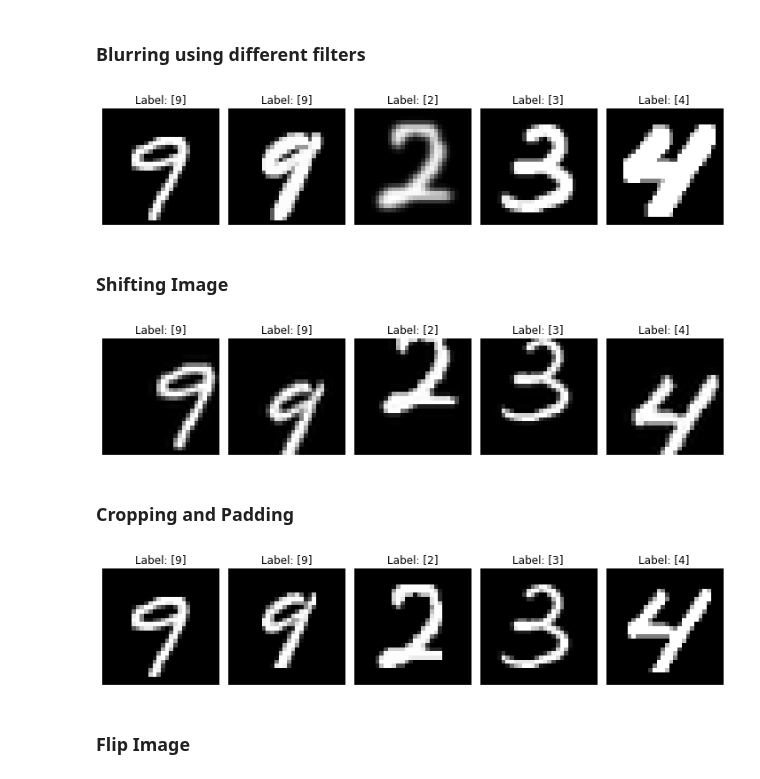
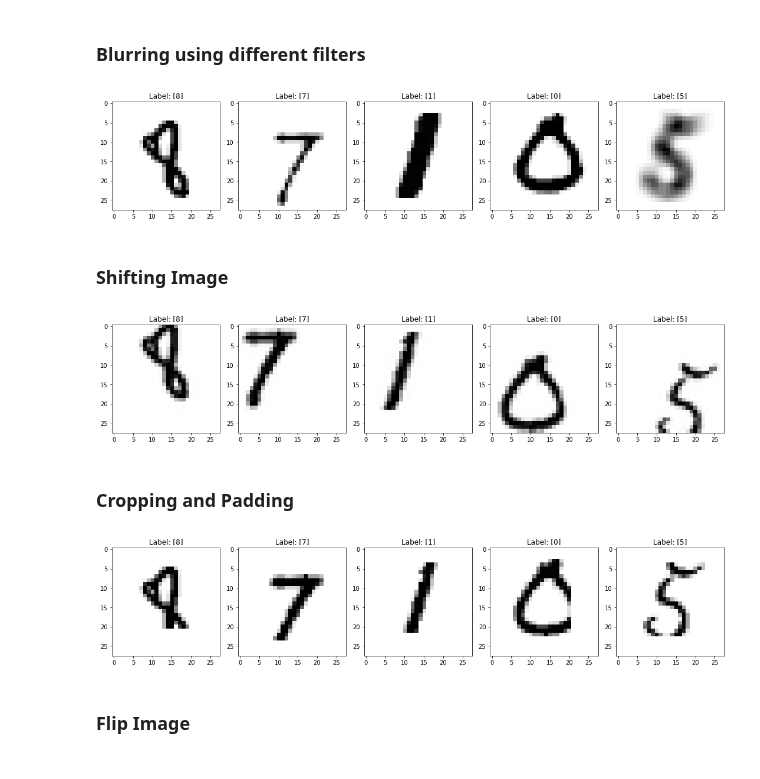
Before and after one commit to kattelsameer/HandWritten-Digit-Recognition-using-Deep-Learning, a Jupyter notebook: 10. Extended/Data Augmentation.ipynb, the cells around one changed output. Saved outputs shown, nothing was run; the diff lists cells and outputs as text; code cells hidden in the pictures.

```diff
--- a/10. Extended/Data Augmentation.ipynb
+++ b/10. Extended/Data Augmentation.ipynb
@@ -22,7 +22,7 @@ from ModelUtils import convert_time
 # %% [markdown]
 ### Loading MNIST dataset form binary data file
 # %%
-dataset_size_in_per = 20
+dataset_size_in_per = 50
 
 train_x_orig, train_y_orig, test_x_orig, test_y_orig = load_dataset(dataset = "mnist", size_in_per = dataset_size_in_per)
 
@@ -51,13 +51,13 @@ visualize_dataset(train_x_orig, train_y_orig, dataset = "mnist", dataset_type =
 # %% [markdown]
 ## Geometric Transformations
 # %%
-imgs = train_x_orig[65:70]
-lbls = train_y_orig[65:70]
+imgs = train_x_orig[1575:1580]
+lbls = train_y_orig[1575:1580]
 print(imgs.shape, lbls.shape)
-fig = plt.figure(figsize=(10, 3))
+fig = plt.figure(figsize=(15, 5))
 axes= fig.subplots(1, imgs.shape[0])
 for i, img in enumerate(imgs):
-    axes[i].imshow(img, cmap = "gray")
+    axes[i].imshow(img, cmap = "Greys")
     axes[i].set_title("Label: %s"%lbls[i])
 # %% [output]
 (5, 28, 28) (5, 1)
@@ -93,14 +93,14 @@ def rotate_images(images,labels, save_image = False):
 
     return np.asarray(rotated_images), labels
 # %%
-fig = plt.figure(figsize=(10, 3))
+fig = plt.figure(figsize=(15, 5))
 axes = fig.subplots(1, imgs.shape[0])
 
 rotated_images, labels = rotate_images(imgs,lbls, save_image = False)
 for i in range(lbls.shape[0]):
-    axes[i].imshow(rotated_images[i], cmap='gray')
+    axes[i].imshow(rotated_images[i], cmap='Greys')
     axes[i].set_title("Label: %s"%labels[i])
-    axes[i].set_axis_off()
+#     axes[i].set_axis_off()
 
 fig.set_tight_layout(True)
 plt.show()
@@ -157,20 +157,20 @@ def blur_images(images, labels, filter_mode = "random", random_filter = False, s
 
     return np.asarray(blurred_images), labels
 # %%
-fig = plt.figure(figsize=(10, 3))
+fig = plt.figure(figsize=(15, 5))
 axes = fig.subplots(1, imgs.shape[0])
 
 blurred_images, labels = blur_images(imgs,lbls, filter_mode = "uniform",random_filter = True, save_image = False)
 
 for i in range(lbls.shape[0]):
-    axes[i].imshow(blurred_images[i], cmap='gray')
+    axes[i].imshow(blurred_images[i], cmap='Greys')
     axes[i].set_title("Label: %s"%labels[i])
-    axes[i].set_axis_off()
+#     axes[i].set_axis_off()
 
 fig.set_tight_layout(True)
 plt.show()
 # %% [output]
-[figure, old version]
+[figure, new version]
 # %% [markdown]
 ### Shifting Image
 # %%
@@ -216,20 +216,20 @@ def shift_images(images,labels, shifting ="both", save_image = False):
 
     return np.asarray(shifted_images), labels
 # %%
-fig = plt.figure(figsize=(10, 3))
+fig = plt.figure(figsize=(15, 5))
 axes = fig.subplots(1, imgs.shape[0])
 
 shifted_images, labels = shift_images(imgs,lbls, shifting ="both", save_image = False)
 
 for i in range(lbls.shape[0]):
-    axes[i].imshow(shifted_images[i], cmap='gray')
+    axes[i].imshow(shifted_images[i], cmap='Greys')
     axes[i].set_title("Label: %s"%labels[i])
-    axes[i].set_axis_off()
+#     axes[i].set_axis_off()
 
 fig.set_tight_layout(True)
 plt.show()
 # %% [output]
-[figure, old version]
+[figure, new version]
 # %% [markdown]
 ### Cropping and Padding
 # %%
@@ -271,20 +271,20 @@ def crop_and_pad_images(images, labels, crop_center = False, save_image = False)
 
     return np.asarray(cropped_images), labels
 # %%
-fig = plt.figure(figsize=(10, 3))
+fig = plt.figure(figsize=(15, 5))
 axes = fig.subplots(1, imgs.shape[0])
 
 cropped_images, labels = crop_and_pad_images(imgs,lbls,crop_center = False, save_image = False)
 
 for i in range(lbls.shape[0]):
-    axes[i].imshow(cropped_images[i], cmap='gray')
+    axes[i].imshow(cropped_images[i], cmap='Greys')
     axes[i].set_title("Label: %s"%labels[i])
-    axes[i].set_axis_off()
+#     axes[i].set_axis_off()
 
 fig.set_tight_layout(True)
 plt.show()
 # %% [output]
-[figure, old version]
+[figure, new version]
 # %% [markdown]
 ### Flip Image
 # %%
```
Also changed, not shown: parts of 13 cells of this notebook, 2 other files.
